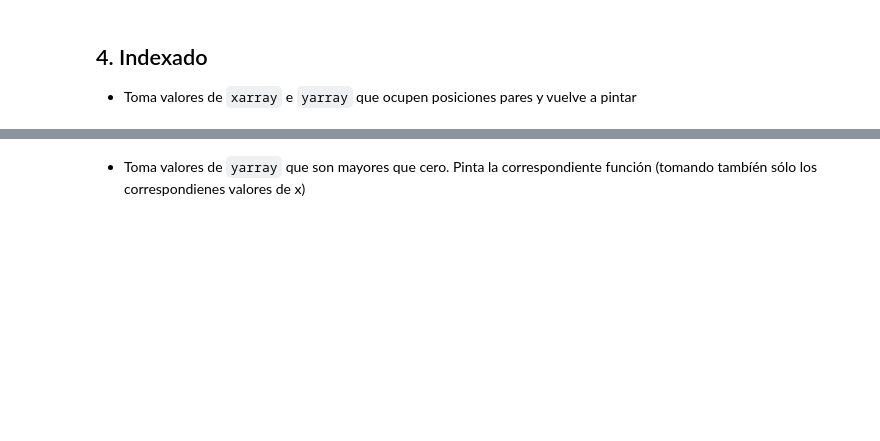
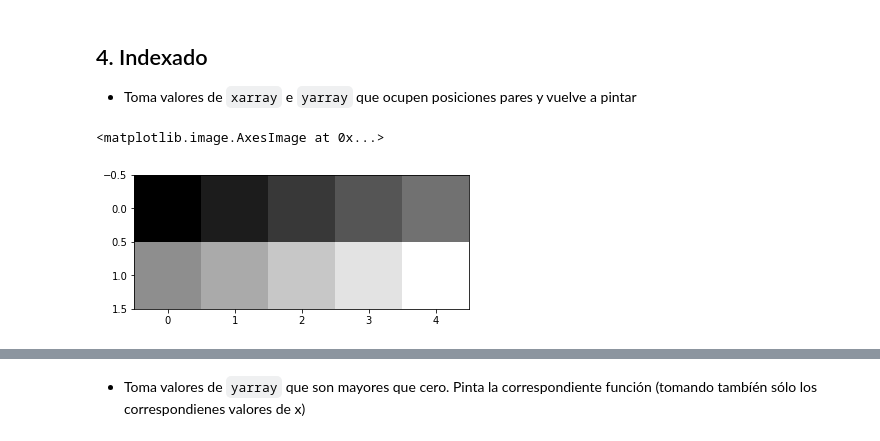
Before and after one commit to macapagithub/python_exercise, a Jupyter notebook: Numpy/EjerciciosNP_1(2).ipynb, the cells around one changed output, grey strips where cells are left out. Saved outputs shown, nothing was run; the diff lists cells and outputs as text; code cells hidden in the pictures; blank space fills up the shorter version.

````diff
--- a/Numpy/EjerciciosNP_1(2).ipynb
+++ b/Numpy/EjerciciosNP_1(2).ipynb
@@ -78,3 +83,9 @@ plt.imshow(normal3(9), cmap = 'gray')
 ## 4. Indexado
 
 - Toma valores de ```xarray``` e ```yarray``` que ocupen posiciones pares y vuelve a pintar
+# %%
+xarray = np.arange(0,20,2)
+plt.imshow(xarray.reshape(2,5), cmap = 'gray')
+# %% [output]
+<matplotlib.image.AxesImage at 0x...>
+[figure, added]
````
Also changed, not shown: parts of 12 cells of this notebook, 4 other files.
